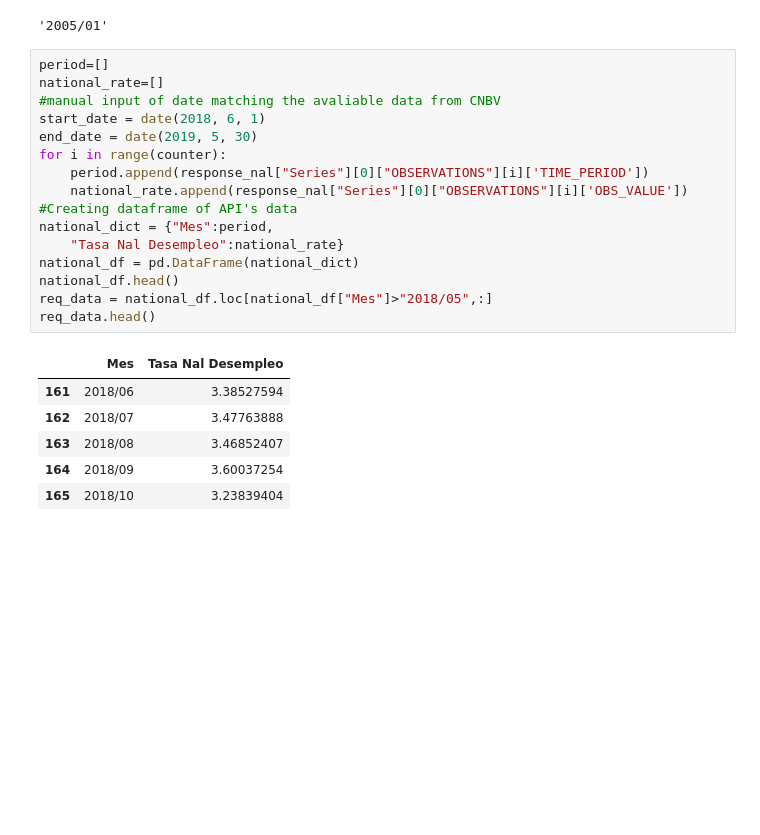
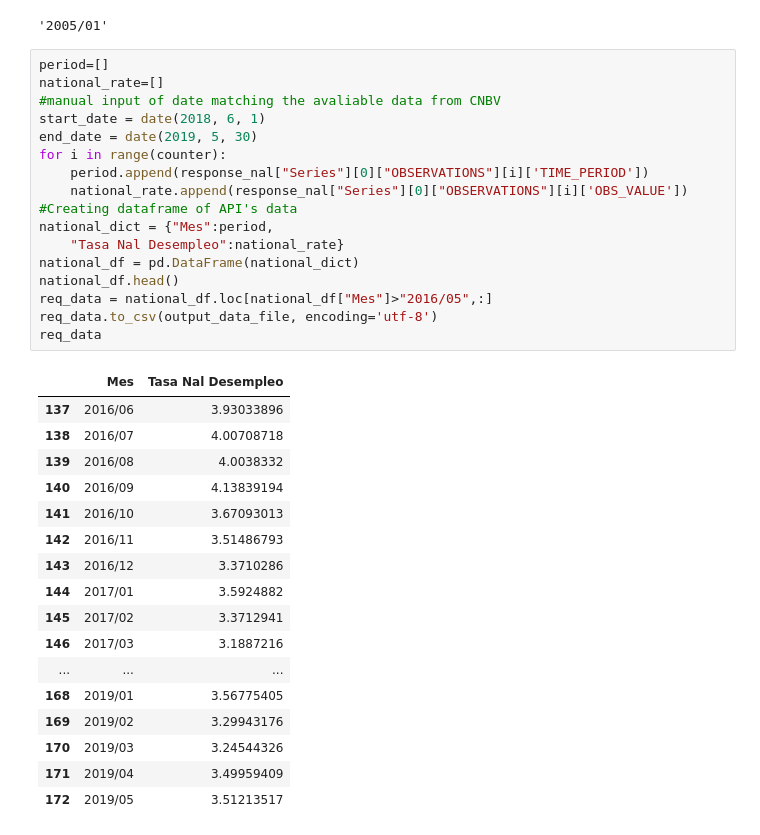
Before and after one commit to mmastermind/Project_1, a Jupyter notebook: INEGI_API_National-Copy1.ipynb, the cells around one changed output. Cells and saved outputs as stored; diff of their text form; blank space fills up the shorter version.

```diff
--- a/INEGI_API_National-Copy1.ipynb
+++ b/INEGI_API_National-Copy1.ipynb
@@ -492,26 +492,38 @@ response_nal["Series"][0]["OBSERVATIONS"][0]['TIME_PERIOD']
 # %%
 period=[]
 national_rate=[]
 #manual input of date matching the avaliable data from CNBV
 start_date = date(2018, 6, 1)
 end_date = date(2019, 5, 30)
 for i in range(counter):
     period.append(response_nal["Series"][0]["OBSERVATIONS"][i]['TIME_PERIOD'])
     national_rate.append(response_nal["Series"][0]["OBSERVATIONS"][i]['OBS_VALUE'])
 #Creating dataframe of API's data
 national_dict = {"Mes":period,
     "Tasa Nal Desempleo":national_rate}
 national_df = pd.DataFrame(national_dict)
 national_df.head()
-req_data = national_df.loc[national_df["Mes"]>"2018/05",:]
-req_data.head()
+req_data = national_df.loc[national_df["Mes"]>"2016/05",:]
+req_data.to_csv(output_data_file, encoding='utf-8')
+req_data
 # %% [output]
 |  | Mes | Tasa Nal Desempleo |
-| 161 | 2018/06 | 3.38527594 |
-| 162 | 2018/07 | 3.47763888 |
-| 163 | 2018/08 | 3.46852407 |
-| 164 | 2018/09 | 3.60037254 |
-| 165 | 2018/10 | 3.23839404 |
+| 137 | 2016/06 | 3.93033896 |
+| 138 | 2016/07 | 4.00708718 |
+| 139 | 2016/08 | 4.0038332 |
+| 140 | 2016/09 | 4.13839194 |
+| 141 | 2016/10 | 3.67093013 |
+| 142 | 2016/11 | 3.51486793 |
+| 143 | 2016/12 | 3.3710286 |
+| 144 | 2017/01 | 3.5924882 |
+| 145 | 2017/02 | 3.3712941 |
+| 146 | 2017/03 | 3.1887216 |
+| ... | ... | ... |
+| 168 | 2019/01 | 3.56775405 |
+| 169 | 2019/02 | 3.29943176 |
+| 170 | 2019/03 | 3.24544326 |
+| 171 | 2019/04 | 3.49959409 |
+| 172 | 2019/05 | 3.51213517 |
 # %%
 plt.bar(req_data["Mes"],req_data["Tasa Nal Desempleo"].astype("float"))
 #Plot labeling, title, legend location, etc
```
Also changed, not shown: parts of 2 cells of this notebook.
